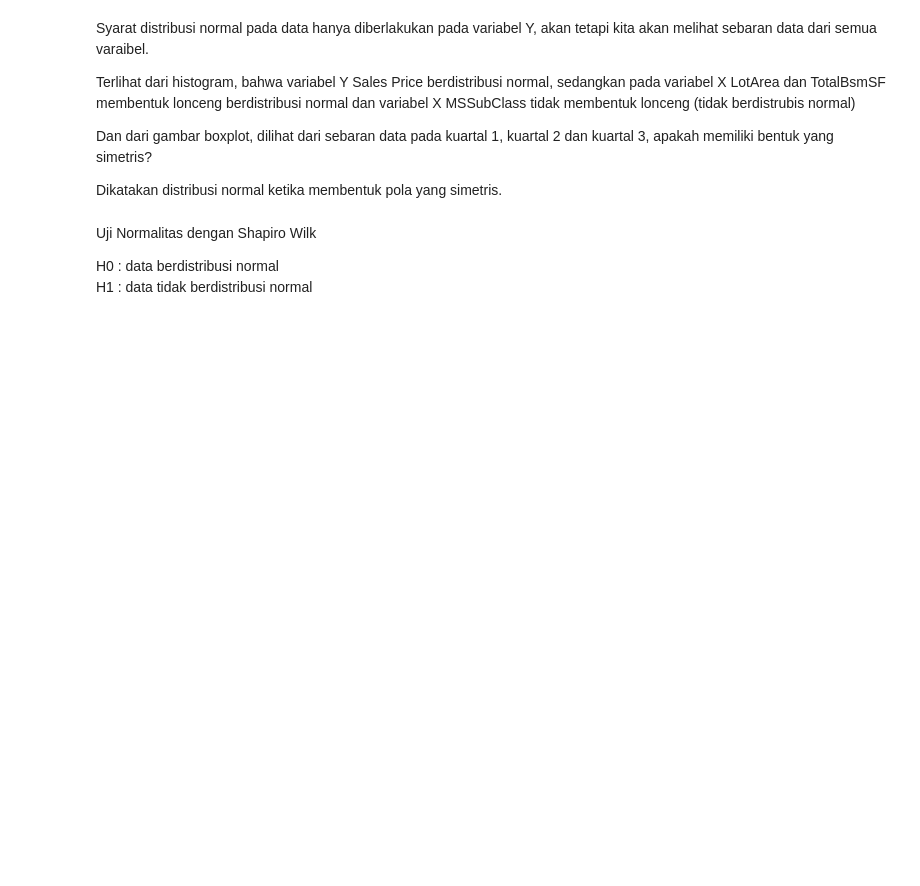
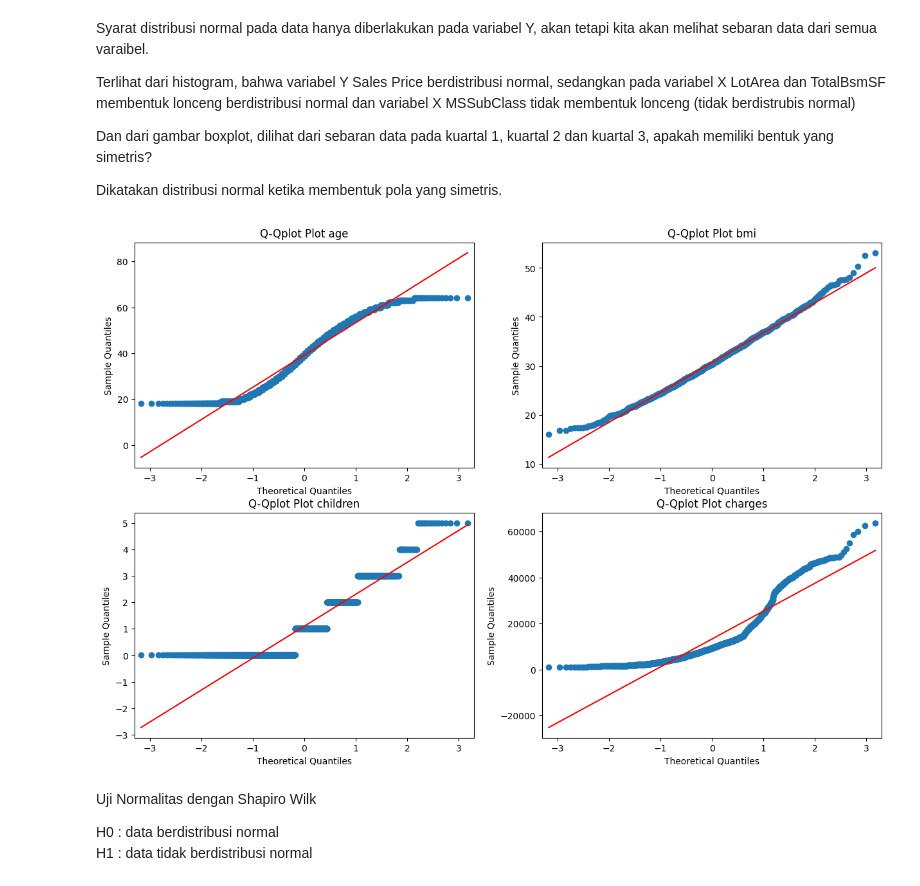
Before and after one commit to izamrosiawan/ss-code-semester-3, a Jupyter notebook: infrastruktur-dan-platform-untuk-sains-data/minggu-7/kel-7/M6_Regression_Analysis.ipynb, the cells around one changed output. Saved outputs shown, nothing was run; the diff lists cells and outputs as text; code cells hidden in the pictures; blank space fills up the shorter version.

```diff
--- a/infrastruktur-dan-platform-untuk-sains-data/minggu-7/kel-7/M6_Regression_Analysis.ipynb
+++ b/infrastruktur-dan-platform-untuk-sains-data/minggu-7/kel-7/M6_Regression_Analysis.ipynb
@@ -157,20 +159,22 @@ Dikatakan distribusi normal ketika membentuk pola yang simetris.
 # %%
 # Cek normalitas data dengan Q-Q plot
 fig, axes = plt.subplots(2, 2, figsize=(15, 10))
 
-sm.graphics.qqplot(house_prices["MSSubClass"].dropna(), line='s', ax=axes[0, 0])
-axes[0, 0].title.set_text('Q-Qplot Plot MSSubClass')
+sm.graphics.qqplot(house_prices["age"].dropna(), line='s', ax=axes[0, 0])
+axes[0, 0].title.set_text('Q-Qplot Plot age')
 
-sm.graphics.qqplot(house_prices["LotArea"].dropna(), line='s', ax=axes[0, 1])
-axes[0, 1].title.set_text('Q-Qplot Plot LotArea')
+sm.graphics.qqplot(house_prices["bmi"].dropna(), line='s', ax=axes[0, 1])
+axes[0, 1].title.set_text('Q-Qplot Plot bmi')
 
-sm.graphics.qqplot(house_prices["TotalBsmtSF"].dropna(), line='s', ax=axes[1, 0])
-axes[1, 0].title.set_text('Q-Qplot Plot TotalBsmtSF')
+sm.graphics.qqplot(house_prices["children"].dropna(), line='s', ax=axes[1, 0])
+axes[1, 0].title.set_text('Q-Qplot Plot children')
 
-sm.graphics.qqplot(house_prices["SalePrice"].dropna(), line='s', ax=axes[1, 1])
-axes[1, 1].title.set_text('Q-Qplot Plot SalePrice')
+sm.graphics.qqplot(house_prices["charges"].dropna(), line='s', ax=axes[1, 1])
+axes[1, 1].title.set_text('Q-Qplot Plot charges')
 
 plt.show()
+# %% [output]
+[figure, added]
 # %% [markdown]
 Uji Normalitas dengan Shapiro Wilk
 
```
Also changed, not shown: parts of 11 cells of this notebook.
